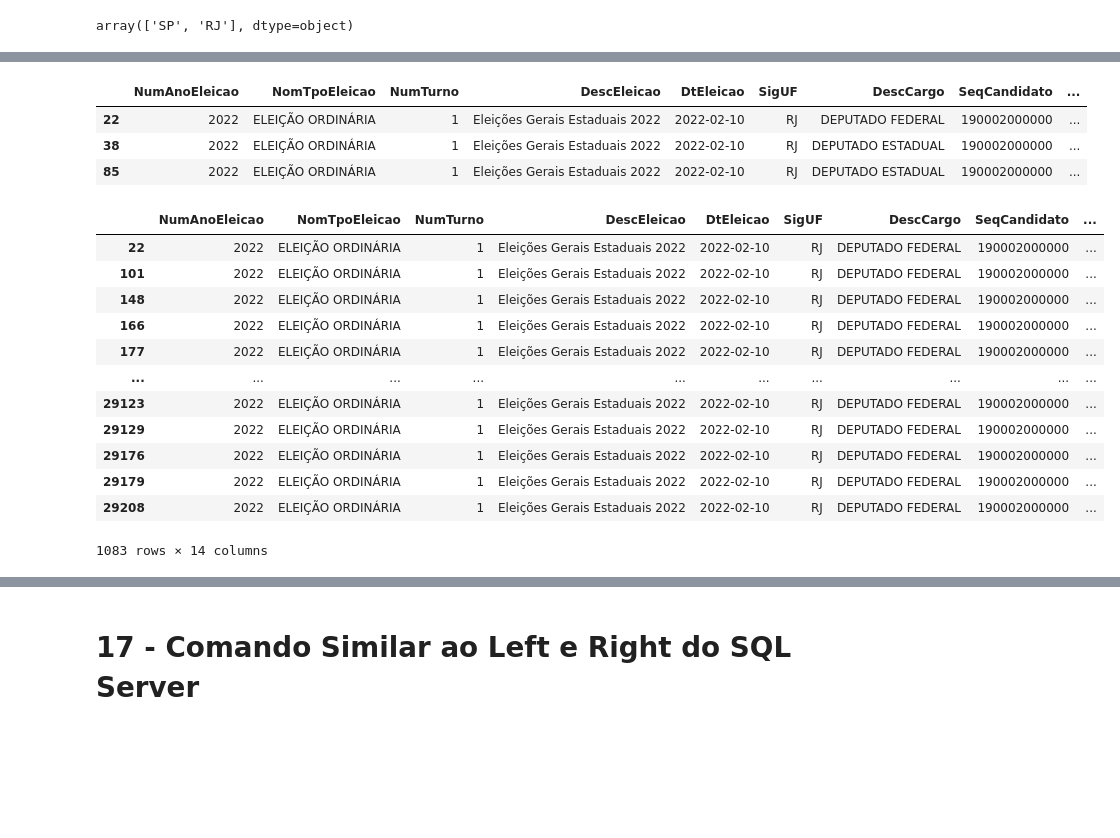
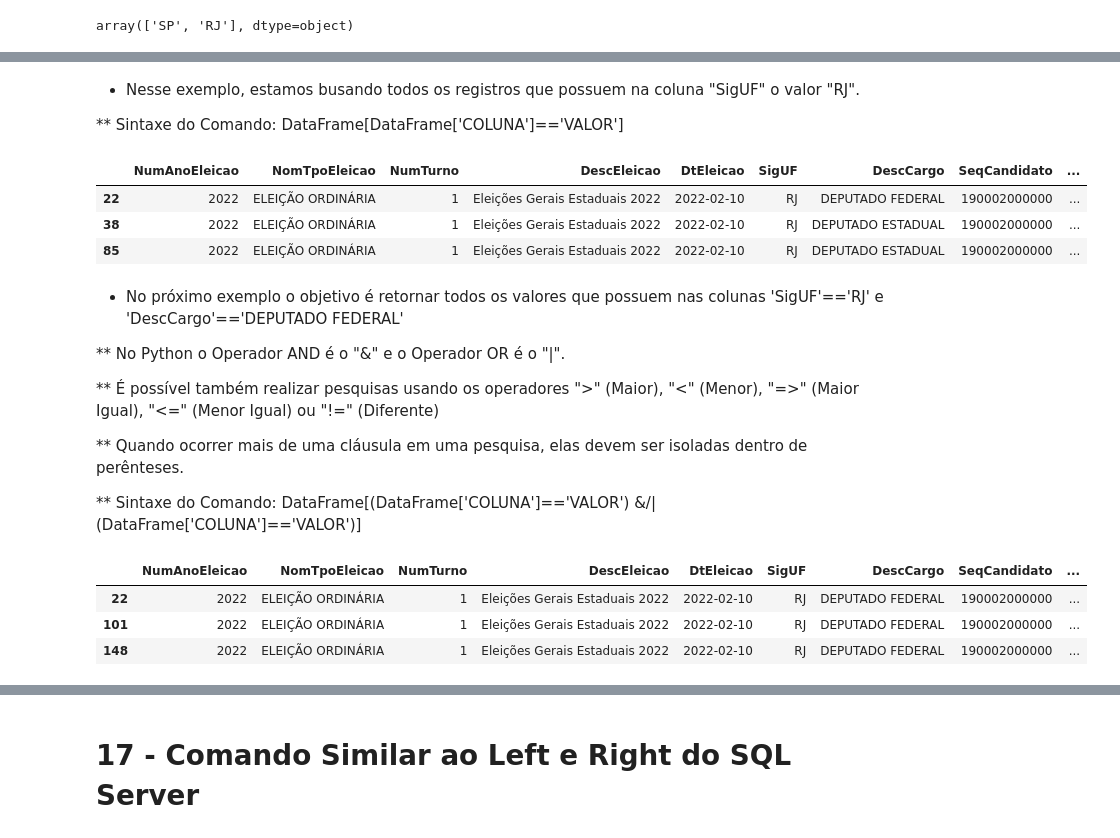
Before and after one commit to dbaassists/Python, a Jupyter notebook: ProjetoPythonKB/Projeto KB Python.ipynb, the cells around one changed output, grey strips where cells are left out. Drawn from its saved outputs; the diff is of its cells as text; code cells hidden in the pictures; blank space fills up the shorter version.

```diff
--- a/ProjetoPythonKB/Projeto KB Python.ipynb
+++ b/ProjetoPythonKB/Projeto KB Python.ipynb
@@ -780,6 +838,10 @@ dfCandidatos = pd.read_csv(arquivoCSV
                             ,header=0)
 
 dfCandidatos['NumIdadePosse'].fillna('0',inplace=True)
+# %% [markdown]
+* Nesse exemplo, estamos busando todos os registros que possuem na coluna "SigUF" o valor "RJ".
+
+** Sintaxe do Comando: DataFrame[DataFrame['COLUNA']=='VALOR']
 # %%
 dfCandidatos[dfCandidatos['SigUF']=='RJ'].head(3)
 # %% [output]
@@ -787,19 +849,21 @@ dfCandidatos[dfCandidatos['SigUF']=='RJ'].head(3)
 | 22 | 2022 | ELEIÇÃO ORDINÁRIA | 1 | Eleições Gerais Estaduais 2022 | 2022-02-10 | RJ | DEPUTADO FEDERAL | 190002000000 | ... |
 | 38 | 2022 | ELEIÇÃO ORDINÁRIA | 1 | Eleições Gerais Estaduais 2022 | 2022-02-10 | RJ | DEPUTADO ESTADUAL | 190002000000 | ... |
 | 85 | 2022 | ELEIÇÃO ORDINÁRIA | 1 | Eleições Gerais Estaduais 2022 | 2022-02-10 | RJ | DEPUTADO ESTADUAL | 190002000000 | ... |
+# %% [markdown]
+* No próximo exemplo o objetivo é retornar todos os valores que possuem nas colunas 'SigUF'=='RJ' e 'DescCargo'=='DEPUTADO FEDERAL'
+
+** No Python o Operador AND é o "&" e o Operador OR é o "|".
+
+** É possível também realizar pesquisas usando os operadores ">" (Maior), "<" (Menor), "=>" (Maior Igual), "<=" (Menor Igual) ou "!=" (Diferente)
+
+** Quando ocorrer mais de uma cláusula em uma pesquisa, elas devem ser isoladas dentro de perênteses.
+
+
+** Sintaxe do Comando: DataFrame[(DataFrame['COLUNA']=='VALOR') &/| (DataFrame['COLUNA']=='VALOR')]
 # %%
-dfCandidatos[(dfCandidatos['SigUF']=='RJ') & (dfCandidatos['DescCargo']=='DEPUTADO FEDERAL')]
+dfCandidatos[(dfCandidatos['SigUF']=='RJ') & (dfCandidatos['DescCargo']=='DEPUTADO FEDERAL')].head(3)
 # %% [output]
 |  | NumAnoEleicao | NomTpoEleicao | NumTurno | DescEleicao | DtEleicao | SigUF | DescCargo | SeqCandidato | ... |
 | 22 | 2022 | ELEIÇÃO ORDINÁRIA | 1 | Eleições Gerais Estaduais 2022 | 2022-02-10 | RJ | DEPUTADO FEDERAL | 190002000000 | ... |
 | 101 | 2022 | ELEIÇÃO ORDINÁRIA | 1 | Eleições Gerais Estaduais 2022 | 2022-02-10 | RJ | DEPUTADO FEDERAL | 190002000000 | ... |
 | 148 | 2022 | ELEIÇÃO ORDINÁRIA | 1 | Eleições Gerais Estaduais 2022 | 2022-02-10 | RJ | DEPUTADO FEDERAL | 190002000000 | ... |
-| 166 | 2022 | ELEIÇÃO ORDINÁRIA | 1 | Eleições Gerais Estaduais 2022 | 2022-02-10 | RJ | DEPUTADO FEDERAL | 190002000000 | ... |
-| 177 | 2022 | ELEIÇÃO ORDINÁRIA | 1 | Eleições Gerais Estaduais 2022 | 2022-02-10 | RJ | DEPUTADO FEDERAL | 190002000000 | ... |
-| ... | ... | ... | ... | ... | ... | ... | ... | ... | ... |
-| 29123 | 2022 | ELEIÇÃO ORDINÁRIA | 1 | Eleições Gerais Estaduais 2022 | 2022-02-10 | RJ | DEPUTADO FEDERAL | 190002000000 | ... |
-| 29129 | 2022 | ELEIÇÃO ORDINÁRIA | 1 | Eleições Gerais Estaduais 2022 | 2022-02-10 | RJ | DEPUTADO FEDERAL | 190002000000 | ... |
-| 29176 | 2022 | ELEIÇÃO ORDINÁRIA | 1 | Eleições Gerais Estaduais 2022 | 2022-02-10 | RJ | DEPUTADO FEDERAL | 190002000000 | ... |
-| 29179 | 2022 | ELEIÇÃO ORDINÁRIA | 1 | Eleições Gerais Estaduais 2022 | 2022-02-10 | RJ | DEPUTADO FEDERAL | 190002000000 | ... |
-| 29208 | 2022 | ELEIÇÃO ORDINÁRIA | 1 | Eleições Gerais Estaduais 2022 | 2022-02-10 | RJ | DEPUTADO FEDERAL | 190002000000 | ... |
-1083 rows × 14 columns
```
Also changed, not shown: parts of 54 cells of this notebook.
